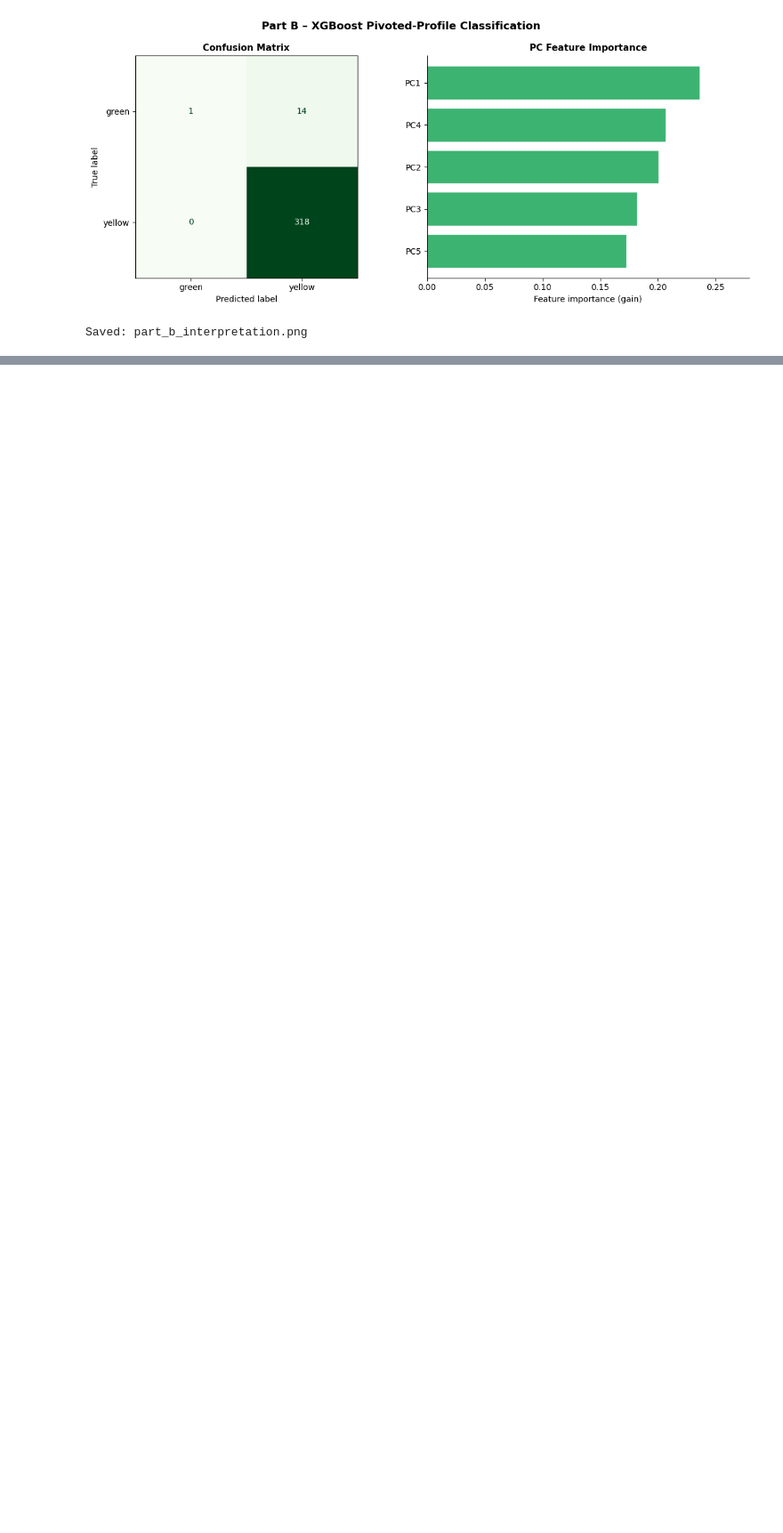
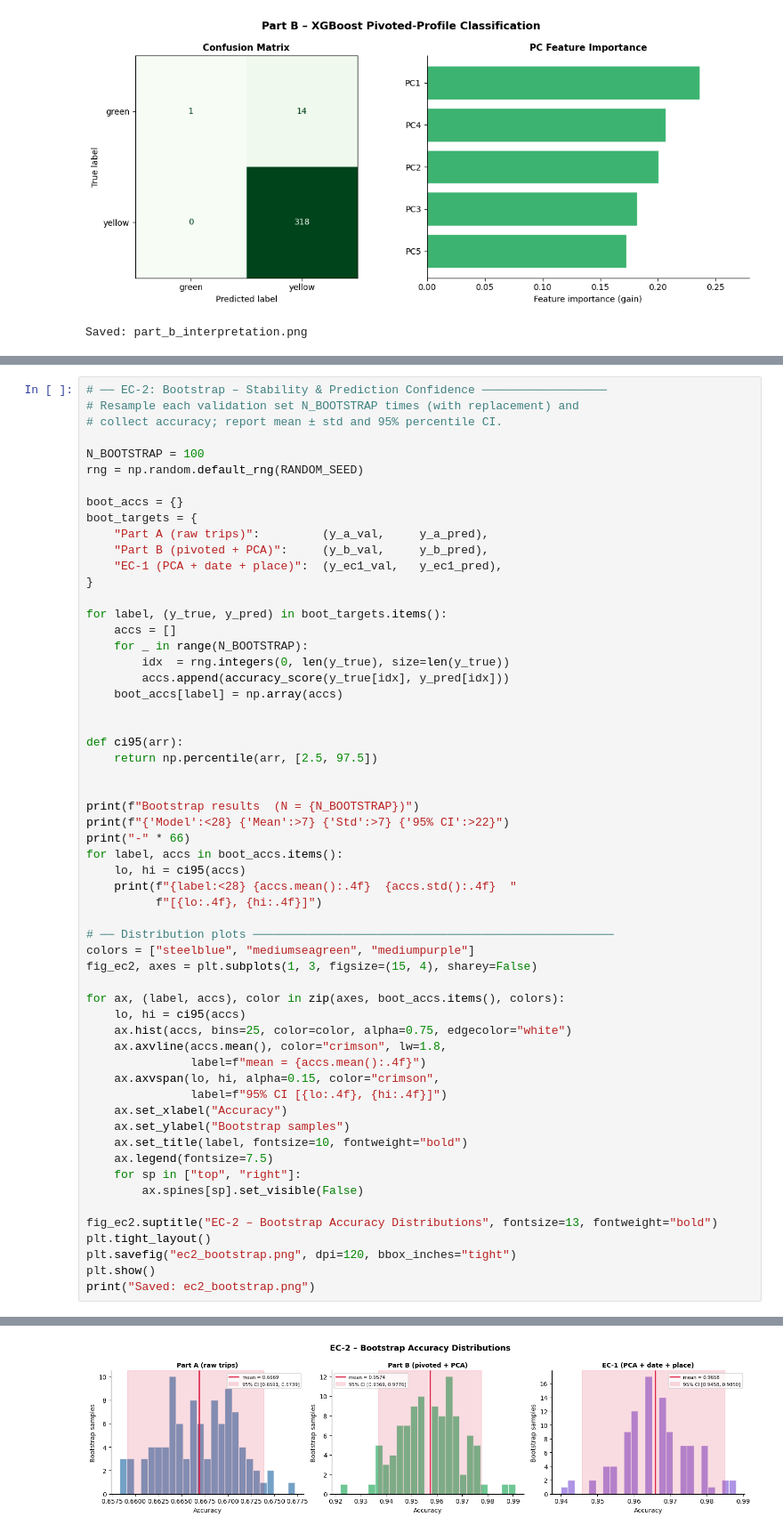
Before and after one commit to j1doan/ucsd-dsc204, a Jupyter notebook: hw4_output/xgboost_taxi.ipynb, the cells around one changed output, grey strips where cells are left out. Shown at 89% size. Cells and saved outputs as stored; diff of their text form; blank space fills up the shorter version.

```diff
--- a/hw4_output/xgboost_taxi.ipynb
+++ b/hw4_output/xgboost_taxi.ipynb
@@ -561,0 +702,59 @@ Results are reproduced by setting `RANDOM_SEED = 42`.
+# %%
+# ── EC-2: Bootstrap – Stability & Prediction Confidence ──────────────────
+# Resample each validation set N_BOOTSTRAP times (with replacement) and
+# collect accuracy; report mean ± std and 95% percentile CI.
+
+N_BOOTSTRAP = 100
+rng = np.random.default_rng(RANDOM_SEED)
+
+boot_accs = {}
+boot_targets = {
+    "Part A (raw trips)":         (y_a_val,     y_a_pred),
+    "Part B (pivoted + PCA)":     (y_b_val,     y_b_pred),
+    "EC-1 (PCA + date + place)":  (y_ec1_val,   y_ec1_pred),
+}
+
+for label, (y_true, y_pred) in boot_targets.items():
+    accs = []
+    for _ in range(N_BOOTSTRAP):
+        idx  = rng.integers(0, len(y_true), size=len(y_true))
+        accs.append(accuracy_score(y_true[idx], y_pred[idx]))
+    boot_accs[label] = np.array(accs)
+
+
+def ci95(arr):
+    return np.percentile(arr, [2.5, 97.5])
+
+
+print(f"Bootstrap results  (N = {N_BOOTSTRAP})")
+print(f"{'Model':<28} {'Mean':>7} {'Std':>7} {'95% CI':>22}")
+print("-" * 66)
+for label, accs in boot_accs.items():
+    lo, hi = ci95(accs)
+    print(f"{label:<28} {accs.mean():.4f}  {accs.std():.4f}  "
+          f"[{lo:.4f}, {hi:.4f}]")
+
+# ── Distribution plots ────────────────────────────────────────────────────
+colors = ["steelblue", "mediumseagreen", "mediumpurple"]
+fig_ec2, axes = plt.subplots(1, 3, figsize=(15, 4), sharey=False)
+
+for ax, (label, accs), color in zip(axes, boot_accs.items(), colors):
+    lo, hi = ci95(accs)
+    ax.hist(accs, bins=25, color=color, alpha=0.75, edgecolor="white")
+    ax.axvline(accs.mean(), color="crimson", lw=1.8,
+               label=f"mean = {accs.mean():.4f}")
+    ax.axvspan(lo, hi, alpha=0.15, color="crimson",
+               label=f"95% CI [{lo:.4f}, {hi:.4f}]")
+    ax.set_xlabel("Accuracy")
+    ax.set_ylabel("Bootstrap samples")
+    ax.set_title(label, fontsize=10, fontweight="bold")
+    ax.legend(fontsize=7.5)
+    for sp in ["top", "right"]:
+        ax.spines[sp].set_visible(False)
+
+fig_ec2.suptitle("EC-2 – Bootstrap Accuracy Distributions", fontsize=13, fontweight="bold")
+plt.tight_layout()
+plt.savefig("ec2_bootstrap.png", dpi=120, bbox_inches="tight")
+plt.show()
+print("Saved: ec2_bootstrap.png")
+# %% [output]
@@ -561,0 +767 @@ Results are reproduced by setting `RANDOM_SEED = 42`.
+[figure, added]
```
Also changed, not shown: parts of 8 cells of this notebook, 3 other files.
